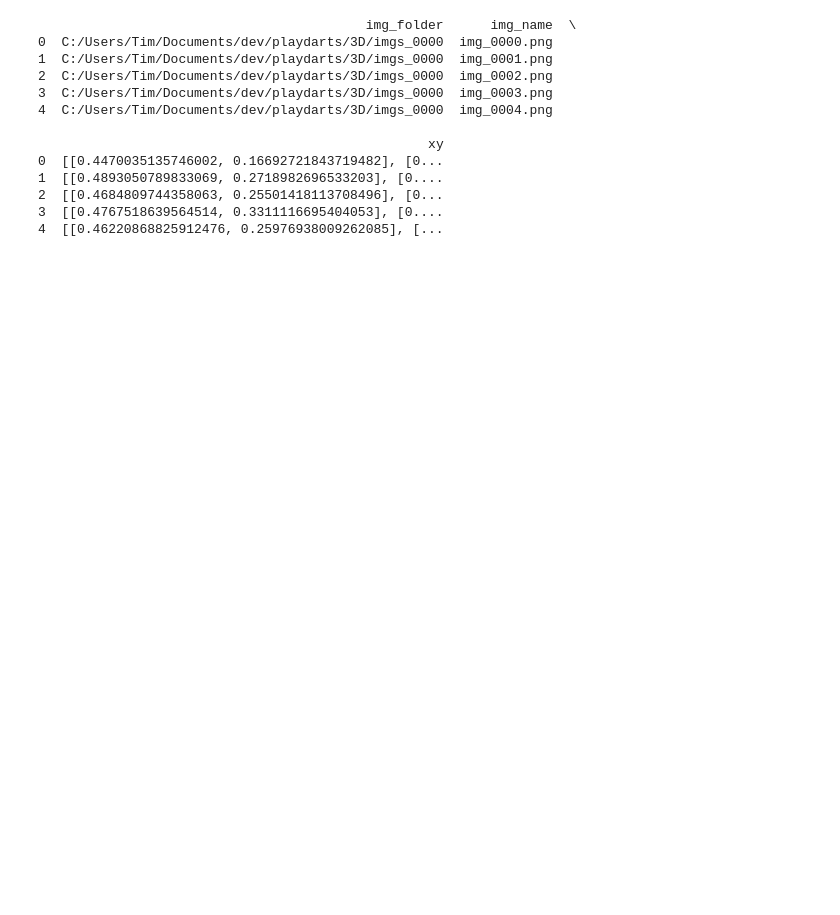
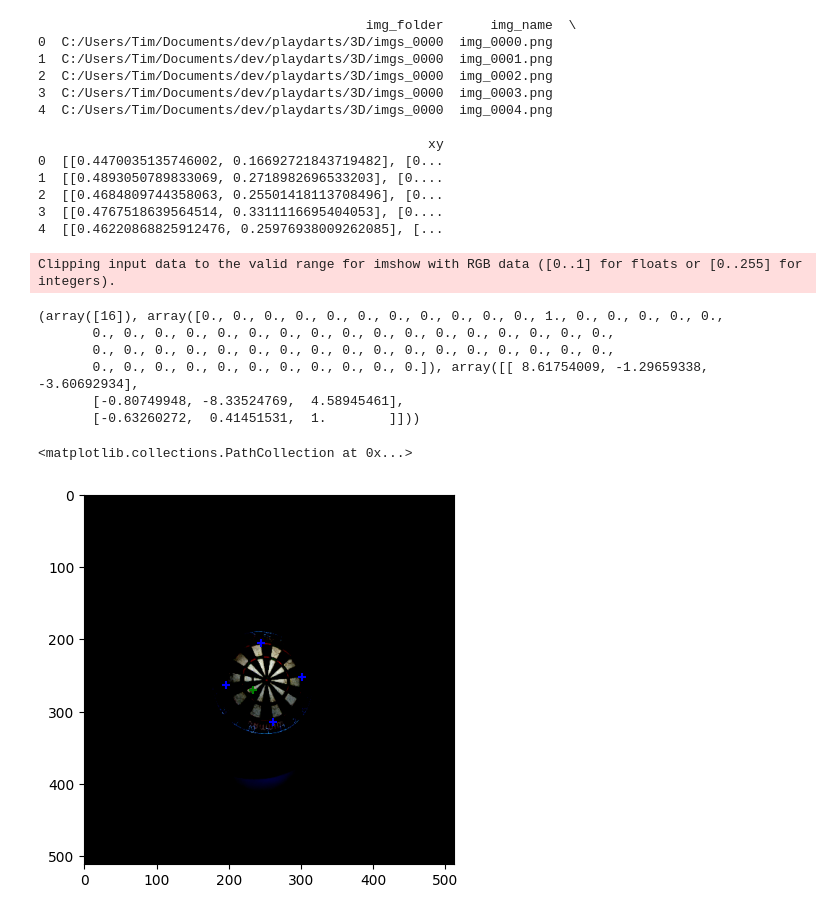
Before and after one commit to timnielen/playdarts, a Jupyter notebook: playdarts.ipynb, the cells around one changed output. Drawn from its saved outputs; the diff is of its cells as text; code cells hidden in the pictures; blank space fills up the shorter version.

```diff
--- a/playdarts.ipynb
+++ b/playdarts.ipynb
@@ -50,16 +44,16 @@ df
 # %%
 transform = transforms.Compose([
     transforms.ToTensor(),          # Convert to tensor (scales pixel values to [0,1])
-    transforms.Resize(224),  # ResNet-50 expects 224x224 images
-    transforms.CenterCrop(224),
+    transforms.Resize(512),  # ResNet-50 expects 224x224 images
+    transforms.CenterCrop(512),
     transforms.Normalize(mean=[0.485, 0.456, 0.406],  # ImageNet mean
                          std=[0.229, 0.224, 0.225])   # ImageNet std
 ])
 # %%
-dataset = SyntheticDataset("./3D", "./3D/labels.pkl", transform=transform)
+dataset = SyntheticDataset("./3D", LABELS_FILEPATH, transform=transform)
 target_dataset = RealWorldDataset("./unlabeled/train/", "./unlabeled/train/_annotations.csv", transform=transform)
 dataloader = DataLoader(dataset, collate_fn=SyntheticDataset.collate_fn, batch_size=BATCH_SIZE, shuffle=True, num_workers=1, persistent_workers=True, drop_last=True)
-target_dataloader = DataLoader(target_dataset, batch_size=BATCH_SIZE, shuffle=True, num_workers=1, persistent_workers=True, drop_last=True)
+target_dataloader = DataLoader(target_dataset, batch_size=BATCH_SIZE_UNLABELED, shuffle=True, num_workers=1, persistent_workers=True, drop_last=True)
 # %% [output]
                                           img_folder      img_name  \
 0  C:/Users/Tim/Documents/dev/playdarts/3D/imgs_0000  img_0000.png
@@ -74,4 +68,22 @@ target_dataloader = DataLoader(target_dataset, batch_size=BATCH_SIZE, shuffle=Tr
 2  [[0.4684809744358063, 0.25501418113708496], [0...
 3  [[0.4767518639564514, 0.3311116695404053], [0....
 4  [[0.46220868825912476, 0.25976938009262085], [...
+# %%
+image, target = dataset[np.random.randint(len(dataset))]
+_, w, h = image.shape
+print(get_score(target["corners"], target["darts"]))
+fig, ax = plt.subplots(1)
+ax.imshow(image.cpu().permute(1,2,0))
+ax.scatter(target["corners"][:, 0]*w, target["corners"][:, 1]*h, color='blue', s=40, marker='+', label="corners")
+ax.scatter(target["darts"][:, 0]*w, target["darts"][:, 1]*h, color='green', s=40, marker='+', label="darts")
+# %% [output]
+Clipping input data to the valid range for imshow with RGB data ([0..1] for floats or [0..255] for integers).
+(array([16]), array([0., 0., 0., 0., 0., 0., 0., 0., 0., 0., 0., 1., 0., 0., 0., 0., 0.,
+       0., 0., 0., 0., 0., 0., 0., 0., 0., 0., 0., 0., 0., 0., 0., 0., 0.,
+       0., 0., 0., 0., 0., 0., 0., 0., 0., 0., 0., 0., 0., 0., 0., 0., 0.,
+       0., 0., 0., 0., 0., 0., 0., 0., 0., 0., 0.]), array([[ 8.61754009, -1.29659338, -3.60692934],
+       [-0.80749948, -8.33524769,  4.58945461],
+       [-0.63260272,  0.41451531,  1.        ]]))
+<matplotlib.collections.PathCollection at 0x...>
+[figure, added]
 # %%
```
Also changed, not shown: parts of 10 cells of this notebook, 4 other files.
